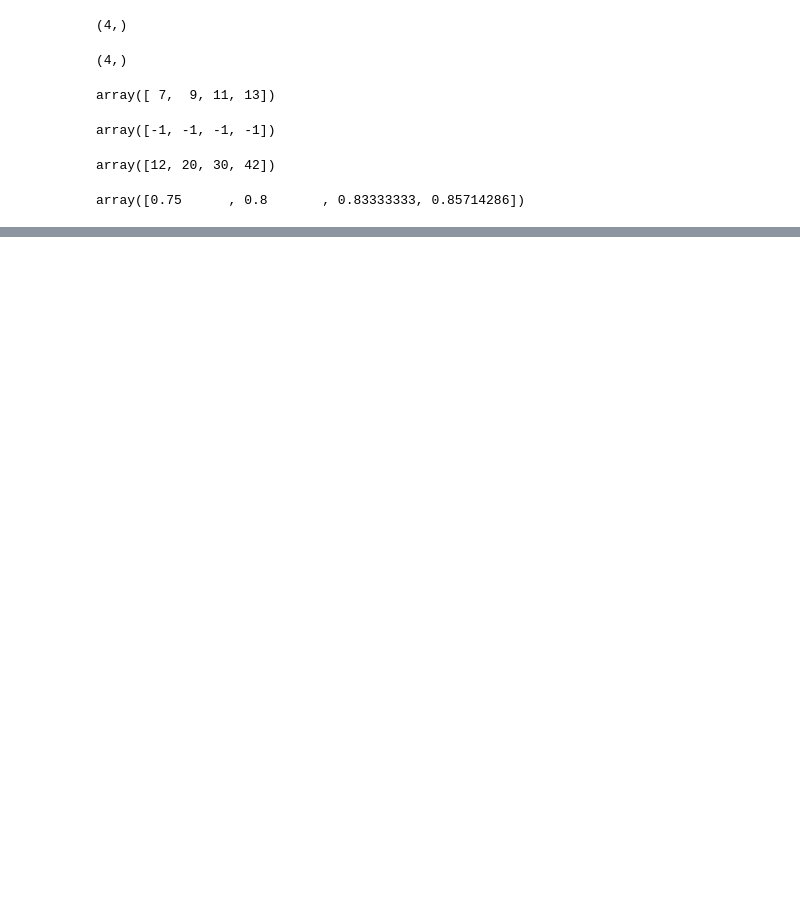
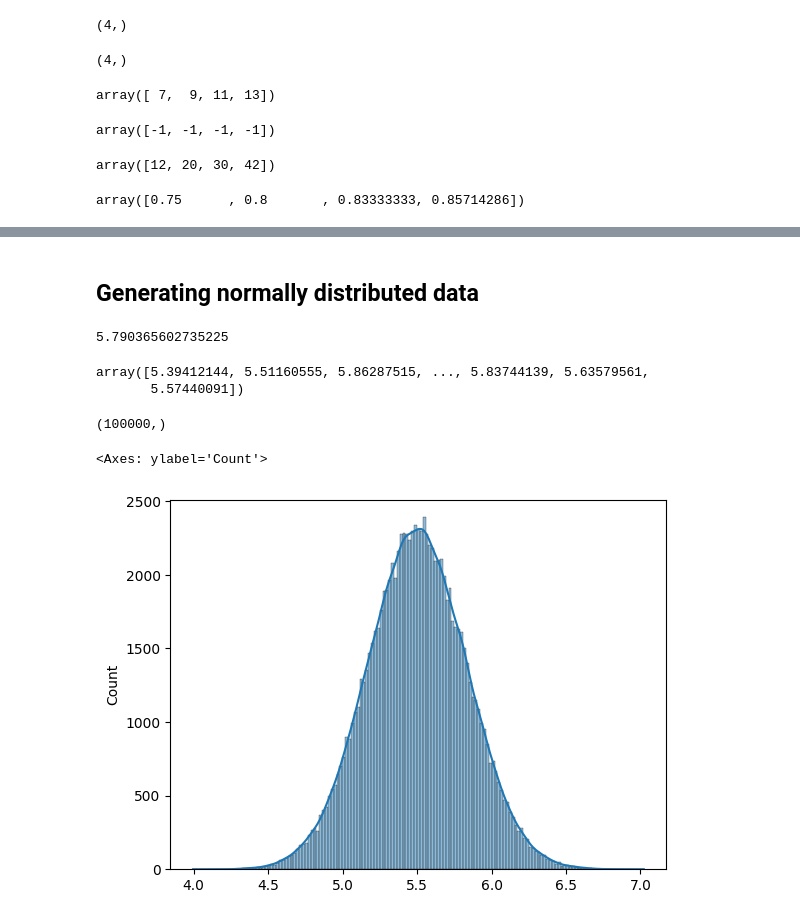
Before and after one commit to Tejal221293/Adv-Python-9-11-am-week, a Jupyter notebook: Numpy Arrays/Numpy.ipynb, the cells around one changed output, grey strips where cells are left out. Saved outputs shown, nothing was run; the diff lists cells and outputs as text; code cells hidden in the pictures; blank space fills up the shorter version.

Commit message:
Numpy Arrays

```diff
--- a/Numpy Arrays/Numpy.ipynb
+++ b/Numpy Arrays/Numpy.ipynb
@@ -298,0 +464,16 @@ array([0.75      , 0.8       , 0.83333333, 0.85714286])
+# %% [markdown]
+## Generating normally distributed data
+# %%
+np.random.normal(5.5, 1/3)
+# %% [output]
+5.790365602735225
+# %%
+heights = np.random.normal(loc=5.5, scale=1/3, size=1_00_000)
+heights
+# %% [output]
+array([5.39412144, 5.51160555, 5.86287515, ..., 5.83744139, 5.63579561,
+       5.57440091])
+# %%
+heights.shape
+# %% [output]
+(100000,)
@@ -298,0 +482,5 @@ array([0.75      , 0.8       , 0.83333333, 0.85714286])
+# %%
+sns.histplot(data=heights, kde=True)
+# %% [output]
+<Axes: ylabel='Count'>
+[figure, added]
```
Also changed, not shown: parts of 43 cells of this notebook.
